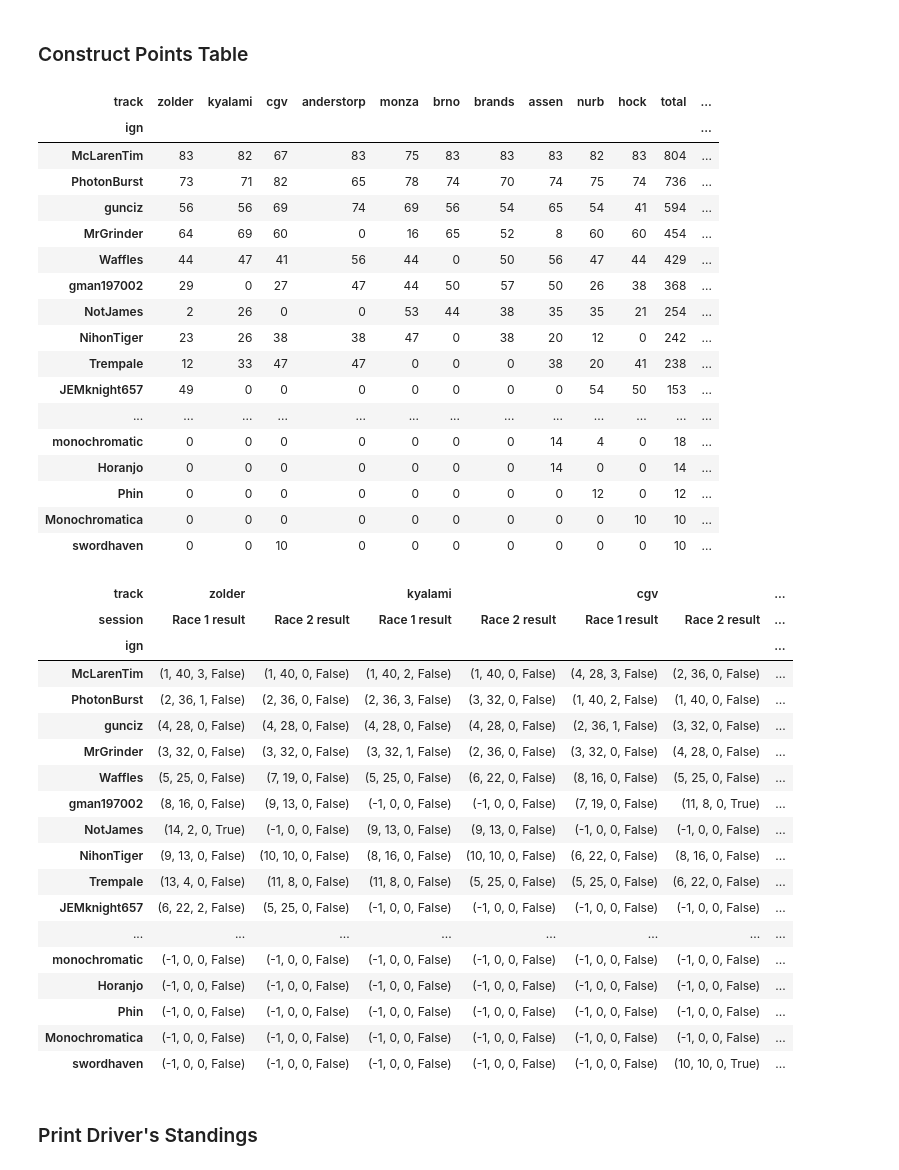
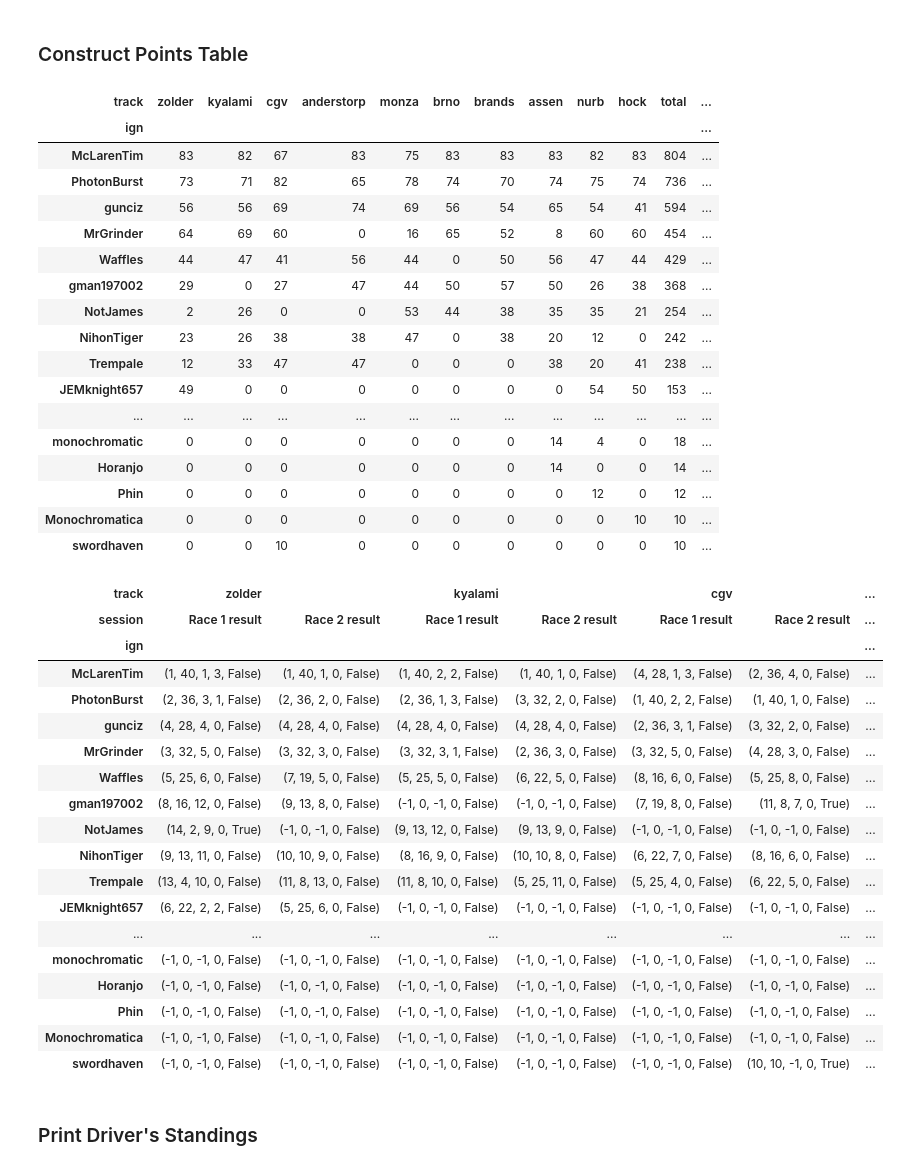
Before and after one commit to denniscfeng/simresults-to-table, a Jupyter notebook: ChampionshipTables.ipynb, the cells around one changed output. Saved outputs shown, nothing was run; the diff lists cells and outputs as text; code cells hidden in the pictures.

Commit message:
generate first version of driver standings

```diff
--- a/ChampionshipTables.ipynb
+++ b/ChampionshipTables.ipynb
@@ -484,8 +484,9 @@ points_table = pd.DataFrame(index=series_drivers_table.index, columns=pd.MultiIn
 for driver in points_table.index:
     for track, session in points_table.columns:
 
+        # needs an class or smth smh
         # (pos, points, qualify points, DNF)
-        result_tuple = (-1, 0, 0, False)
+        result_tuple = (-1, 0, -1, 0, False)
 
         if track in race_reports:
 
@@ -495,10 +496,11 @@ for driver in points_table.index:
             if len(driver_race_result==1):
                 pos = driver_race_result.index[0]
                 points = driver_race_result["Points"].item()
+                qualify_pos = driver_race_result["Grid"].item()
                 qualify_points = driver_race_result["Qualify Points"].item() if "Qualify Points" in driver_race_result.columns else 0
                 dnf = driver_race_result["DNF"].item()
 
-                result_tuple = (pos, points, qualify_points, dnf)
+                result_tuple = (pos, points, qualify_pos, qualify_points, dnf)
 
         points_table.loc[driver, (track, session)] = result_tuple
 
@@ -509,7 +511,7 @@ points_totals_table = pd.DataFrame(index=series_drivers_table.index, columns=tra
 
 def get_total_weekend_points(driver_session_results):
     # sum race session points and qualify points
-    return driver_session_results.apply(lambda t: t[1] + t[2]).sum()
+    return driver_session_results.apply(lambda t: t[1] + t[3]).sum()
 
 for track in tracks:
     weekend_points = points_table[track]
@@ -518,49 +520,49 @@ for track in tracks:
 points_totals_table["total"] = points_totals_table.agg(sum, axis=1)
 points_totals_table["total_with_drop_week"] = points_totals_table.apply(lambda driver_row: driver_row["total"] - (min(driver_row)), axis=1)
 
 points_totals_table = points_totals_table.sort_values("total_with_drop_week", ascending=False)
 points_table = points_table.reindex(points_totals_table.index)
 
 display(points_totals_table)
 display(points_table)
 # %% [output]
 | track | zolder | kyalami | cgv | anderstorp | monza | brno | brands | assen | nurb | hock | total | ... |
 | ign |  |  |  |  |  |  |  |  |  |  |  | ... |
 | McLarenTim | 83 | 82 | 67 | 83 | 75 | 83 | 83 | 83 | 82 | 83 | 804 | ... |
 | PhotonBurst | 73 | 71 | 82 | 65 | 78 | 74 | 70 | 74 | 75 | 74 | 736 | ... |
 | gunciz | 56 | 56 | 69 | 74 | 69 | 56 | 54 | 65 | 54 | 41 | 594 | ... |
 | MrGrinder | 64 | 69 | 60 | 0 | 16 | 65 | 52 | 8 | 60 | 60 | 454 | ... |
 | Waffles | 44 | 47 | 41 | 56 | 44 | 0 | 50 | 56 | 47 | 44 | 429 | ... |
 | gman197002 | 29 | 0 | 27 | 47 | 44 | 50 | 57 | 50 | 26 | 38 | 368 | ... |
 | NotJames | 2 | 26 | 0 | 0 | 53 | 44 | 38 | 35 | 35 | 21 | 254 | ... |
 | NihonTiger | 23 | 26 | 38 | 38 | 47 | 0 | 38 | 20 | 12 | 0 | 242 | ... |
 | Trempale | 12 | 33 | 47 | 47 | 0 | 0 | 0 | 38 | 20 | 41 | 238 | ... |
 | JEMknight657 | 49 | 0 | 0 | 0 | 0 | 0 | 0 | 0 | 54 | 50 | 153 | ... |
 | ... | ... | ... | ... | ... | ... | ... | ... | ... | ... | ... | ... | ... |
 | monochromatic | 0 | 0 | 0 | 0 | 0 | 0 | 0 | 14 | 4 | 0 | 18 | ... |
 | Horanjo | 0 | 0 | 0 | 0 | 0 | 0 | 0 | 14 | 0 | 0 | 14 | ... |
 | Phin | 0 | 0 | 0 | 0 | 0 | 0 | 0 | 0 | 12 | 0 | 12 | ... |
 | Monochromatica | 0 | 0 | 0 | 0 | 0 | 0 | 0 | 0 | 0 | 10 | 10 | ... |
 | swordhaven | 0 | 0 | 10 | 0 | 0 | 0 | 0 | 0 | 0 | 0 | 10 | ... |
 | track | zolder |  | kyalami |  | cgv |  | ... |
 | session | Race 1 result | Race 2 result | Race 1 result | Race 2 result | Race 1 result | Race 2 result | ... |
 | ign |  |  |  |  |  |  | ... |
-| McLarenTim | (1, 40, 3, False) | (1, 40, 0, False) | (1, 40, 2, False) | (1, 40, 0, False) | (4, 28, 3, False) | (2, 36, 0, False) | ... |
-| PhotonBurst | (2, 36, 1, False) | (2, 36, 0, False) | (2, 36, 3, False) | (3, 32, 0, False) | (1, 40, 2, False) | (1, 40, 0, False) | ... |
-| gunciz | (4, 28, 0, False) | (4, 28, 0, False) | (4, 28, 0, False) | (4, 28, 0, False) | (2, 36, 1, False) | (3, 32, 0, False) | ... |
-| MrGrinder | (3, 32, 0, False) | (3, 32, 0, False) | (3, 32, 1, False) | (2, 36, 0, False) | (3, 32, 0, False) | (4, 28, 0, False) | ... |
-| Waffles | (5, 25, 0, False) | (7, 19, 0, False) | (5, 25, 0, False) | (6, 22, 0, False) | (8, 16, 0, False) | (5, 25, 0, False) | ... |
-| gman197002 | (8, 16, 0, False) | (9, 13, 0, False) | (-1, 0, 0, False) | (-1, 0, 0, False) | (7, 19, 0, False) | (11, 8, 0, True) | ... |
-| NotJames | (14, 2, 0, True) | (-1, 0, 0, False) | (9, 13, 0, False) | (9, 13, 0, False) | (-1, 0, 0, False) | (-1, 0, 0, False) | ... |
-| NihonTiger | (9, 13, 0, False) | (10, 10, 0, False) | (8, 16, 0, False) | (10, 10, 0, False) | (6, 22, 0, False) | (8, 16, 0, False) | ... |
-| Trempale | (13, 4, 0, False) | (11, 8, 0, False) | (11, 8, 0, False) | (5, 25, 0, False) | (5, 25, 0, False) | (6, 22, 0, False) | ... |
-| JEMknight657 | (6, 22, 2, False) | (5, 25, 0, False) | (-1, 0, 0, False) | (-1, 0, 0, False) | (-1, 0, 0, False) | (-1, 0, 0, False) | ... |
+| McLarenTim | (1, 40, 1, 3, False) | (1, 40, 1, 0, False) | (1, 40, 2, 2, False) | (1, 40, 1, 0, False) | (4, 28, 1, 3, False) | (2, 36, 4, 0, False) | ... |
+| PhotonBurst | (2, 36, 3, 1, False) | (2, 36, 2, 0, False) | (2, 36, 1, 3, False) | (3, 32, 2, 0, False) | (1, 40, 2, 2, False) | (1, 40, 1, 0, False) | ... |
+| gunciz | (4, 28, 4, 0, False) | (4, 28, 4, 0, False) | (4, 28, 4, 0, False) | (4, 28, 4, 0, False) | (2, 36, 3, 1, False) | (3, 32, 2, 0, False) | ... |
+| MrGrinder | (3, 32, 5, 0, False) | (3, 32, 3, 0, False) | (3, 32, 3, 1, False) | (2, 36, 3, 0, False) | (3, 32, 5, 0, False) | (4, 28, 3, 0, False) | ... |
+| Waffles | (5, 25, 6, 0, False) | (7, 19, 5, 0, False) | (5, 25, 5, 0, False) | (6, 22, 5, 0, False) | (8, 16, 6, 0, False) | (5, 25, 8, 0, False) | ... |
+| gman197002 | (8, 16, 12, 0, False) | (9, 13, 8, 0, False) | (-1, 0, -1, 0, False) | (-1, 0, -1, 0, False) | (7, 19, 8, 0, False) | (11, 8, 7, 0, True) | ... |
+| NotJames | (14, 2, 9, 0, True) | (-1, 0, -1, 0, False) | (9, 13, 12, 0, False) | (9, 13, 9, 0, False) | (-1, 0, -1, 0, False) | (-1, 0, -1, 0, False) | ... |
+| NihonTiger | (9, 13, 11, 0, False) | (10, 10, 9, 0, False) | (8, 16, 9, 0, False) | (10, 10, 8, 0, False) | (6, 22, 7, 0, False) | (8, 16, 6, 0, False) | ... |
+| Trempale | (13, 4, 10, 0, False) | (11, 8, 13, 0, False) | (11, 8, 10, 0, False) | (5, 25, 11, 0, False) | (5, 25, 4, 0, False) | (6, 22, 5, 0, False) | ... |
+| JEMknight657 | (6, 22, 2, 2, False) | (5, 25, 6, 0, False) | (-1, 0, -1, 0, False) | (-1, 0, -1, 0, False) | (-1, 0, -1, 0, False) | (-1, 0, -1, 0, False) | ... |
 | ... | ... | ... | ... | ... | ... | ... | ... |
-| monochromatic | (-1, 0, 0, False) | (-1, 0, 0, False) | (-1, 0, 0, False) | (-1, 0, 0, False) | (-1, 0, 0, False) | (-1, 0, 0, False) | ... |
-| Horanjo | (-1, 0, 0, False) | (-1, 0, 0, False) | (-1, 0, 0, False) | (-1, 0, 0, False) | (-1, 0, 0, False) | (-1, 0, 0, False) | ... |
-| Phin | (-1, 0, 0, False) | (-1, 0, 0, False) | (-1, 0, 0, False) | (-1, 0, 0, False) | (-1, 0, 0, False) | (-1, 0, 0, False) | ... |
-| Monochromatica | (-1, 0, 0, False) | (-1, 0, 0, False) | (-1, 0, 0, False) | (-1, 0, 0, False) | (-1, 0, 0, False) | (-1, 0, 0, False) | ... |
-| swordhaven | (-1, 0, 0, False) | (-1, 0, 0, False) | (-1, 0, 0, False) | (-1, 0, 0, False) | (-1, 0, 0, False) | (10, 10, 0, True) | ... |
+| monochromatic | (-1, 0, -1, 0, False) | (-1, 0, -1, 0, False) | (-1, 0, -1, 0, False) | (-1, 0, -1, 0, False) | (-1, 0, -1, 0, False) | (-1, 0, -1, 0, False) | ... |
+| Horanjo | (-1, 0, -1, 0, False) | (-1, 0, -1, 0, False) | (-1, 0, -1, 0, False) | (-1, 0, -1, 0, False) | (-1, 0, -1, 0, False) | (-1, 0, -1, 0, False) | ... |
+| Phin | (-1, 0, -1, 0, False) | (-1, 0, -1, 0, False) | (-1, 0, -1, 0, False) | (-1, 0, -1, 0, False) | (-1, 0, -1, 0, False) | (-1, 0, -1, 0, False) | ... |
+| Monochromatica | (-1, 0, -1, 0, False) | (-1, 0, -1, 0, False) | (-1, 0, -1, 0, False) | (-1, 0, -1, 0, False) | (-1, 0, -1, 0, False) | (-1, 0, -1, 0, False) | ... |
+| swordhaven | (-1, 0, -1, 0, False) | (-1, 0, -1, 0, False) | (-1, 0, -1, 0, False) | (-1, 0, -1, 0, False) | (-1, 0, -1, 0, False) | (10, 10, -1, 0, True) | ... |
 # %% [markdown]
 ### Print Driver's Standings
 # %% [markdown]
```
Also changed, not shown: parts of 5 cells of this notebook, 1 other file.
